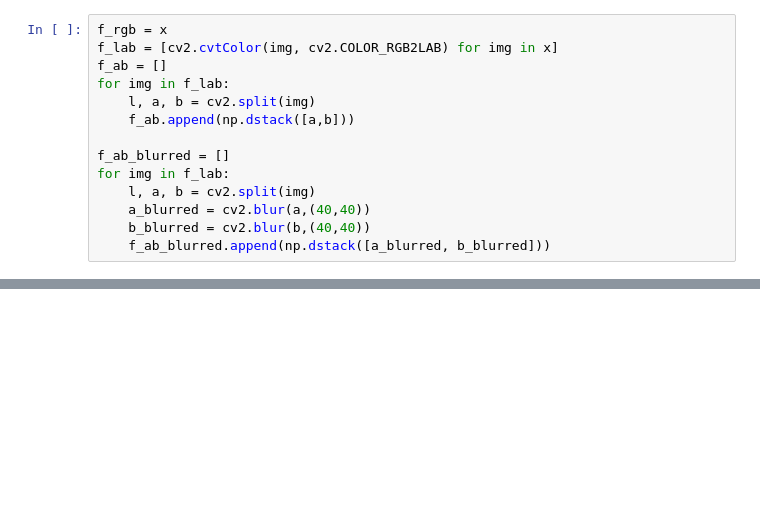
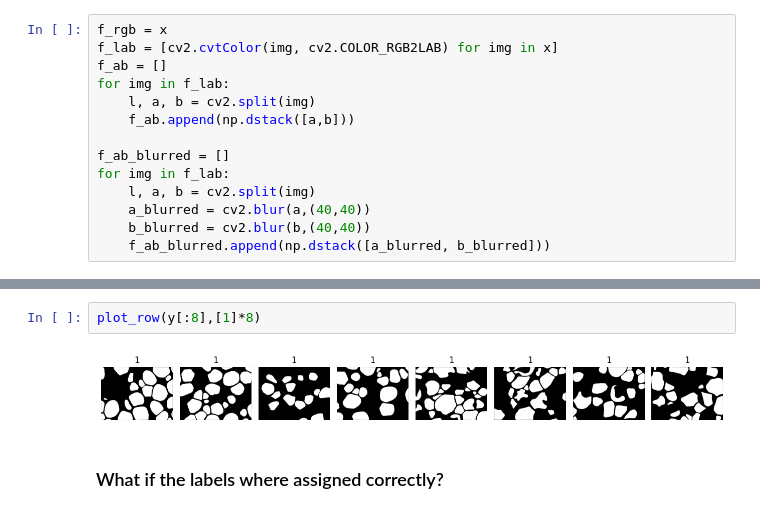
Before and after one commit to Leo00010011/FIPA, a Jupyter notebook: Session 3/session 3.ipynb, the cells around one changed output, grey strips where cells are left out. Cells and saved outputs as stored; diff of their text form; blank space fills up the shorter version.

```diff
--- a/Session 3/session 3.ipynb
+++ b/Session 3/session 3.ipynb
@@ -247,0 +357,6 @@ for img in f_lab:
+# %%
+plot_row(y[:8],[1]*8)
+# %% [output]
+[figure, added]
+# %% [markdown]
+### What if the labels where assigned correctly?
```
Also changed, not shown: parts of 17 cells of this notebook.
